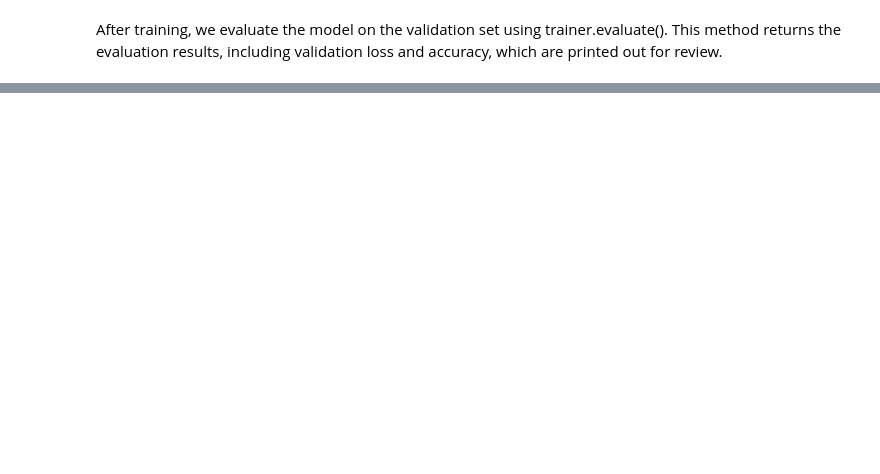
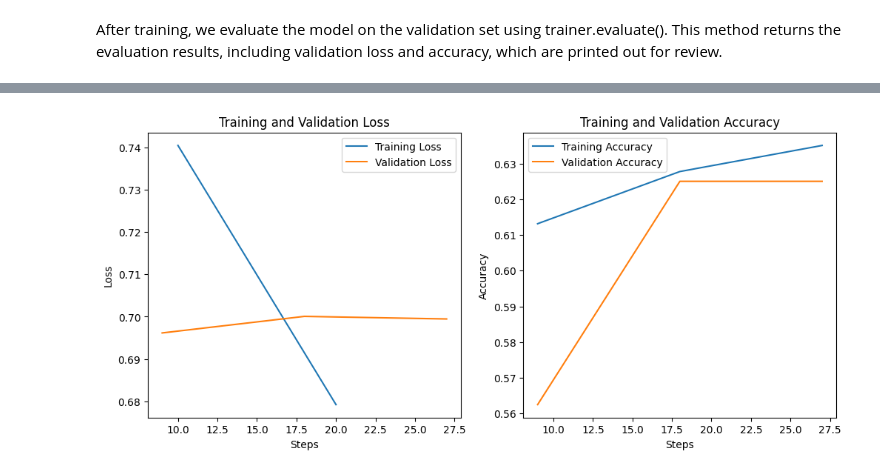
Before and after one commit to UritiSrikanth/-Assignment-3---LLM-coding-and-report-submission, a Jupyter notebook: Assignment_3_LLM_coding_and_report_submission.ipynb, the cells around one changed output, grey strips where cells are left out. Cells and saved outputs as stored; diff of their text form; code cells hidden in the pictures; blank space fills up the shorter version.

```diff
--- a/Assignment_3_LLM_coding_and_report_submission.ipynb
+++ b/Assignment_3_LLM_coding_and_report_submission.ipynb
@@ -213,0 +230,30 @@ Evaluation results: {'eval_loss': 0.7369713187217712, 'eval_accuracy': 0.4375, '
+# %%
+# Step 7: Plot the training and validation loss and accuracy
+train_steps, train_loss = zip(*metrics_callback.train_loss)
+eval_steps_loss, eval_loss = zip(*metrics_callback.eval_loss)
+train_steps_acc, train_acc = zip(*metrics_callback.train_acc)
+eval_steps_acc, eval_acc = zip(*metrics_callback.eval_acc)
+
+plt.figure(figsize=(12, 5))
+
+# Plot training and validation loss
+plt.subplot(1, 2, 1)
+plt.plot(train_steps, train_loss, label='Training Loss')
+plt.plot(eval_steps_loss, eval_loss, label='Validation Loss')
+plt.xlabel('Steps')
+plt.ylabel('Loss')
+plt.title('Training and Validation Loss')
+plt.legend()
+
+# Plot training and validation accuracy
+plt.subplot(1, 2, 2)
+plt.plot(train_steps_acc, train_acc, label='Training Accuracy')
+plt.plot(eval_steps_acc, eval_acc, label='Validation Accuracy')
+plt.xlabel('Steps')
+plt.ylabel('Accuracy')
+plt.title('Training and Validation Accuracy')
+plt.legend()
+
+plt.show()
+# %% [output]
+[figure, added]
```
Also changed, not shown: parts of 11 cells of this notebook.
